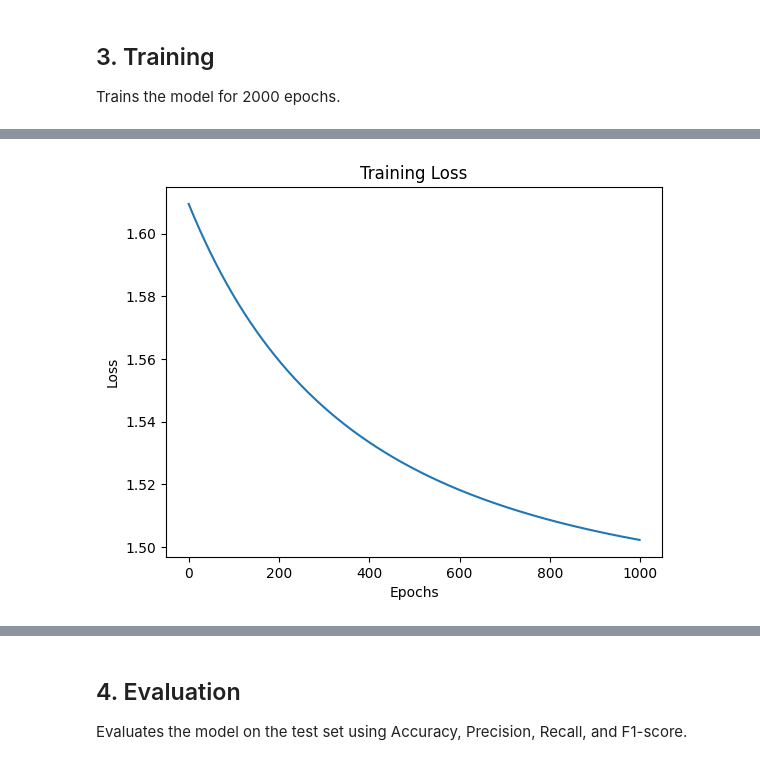
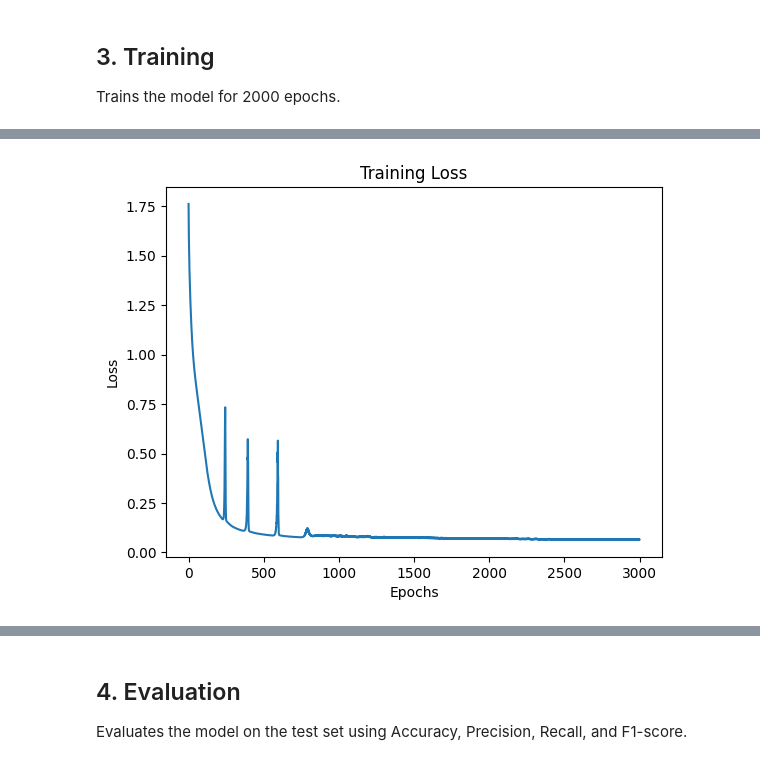
Before and after one commit to EhsanulHaqueSiam/CVPR, a Jupyter notebook: MID/Assignment 2.ipynb, the cells around one changed output, grey strips where cells are left out. Drawn from its saved outputs; the diff is of its cells as text; code cells hidden in the pictures.

```diff
--- a/MID/Assignment 2.ipynb
+++ b/MID/Assignment 2.ipynb
@@ -149,19 +155,19 @@ class NeuralNetwork:
         self.params = {}
 
         # Input to Hidden 1
-        self.params['W1'] = np.random.randn(input_size, hidden_sizes[0]) * 0.01
+        self.params['W1'] = np.random.randn(input_size, hidden_sizes[0]) * np.sqrt(2. / input_size)
         self.params['b1'] = np.zeros((1, hidden_sizes[0]))
 
         # Hidden 1 to Hidden 2
-        self.params['W2'] = np.random.randn(hidden_sizes[0], hidden_sizes[1]) * 0.01
+        self.params['W2'] = np.random.randn(hidden_sizes[0], hidden_sizes[1]) * np.sqrt(2. / hidden_sizes[0])
         self.params['b2'] = np.zeros((1, hidden_sizes[1]))
 
         # Hidden 2 to Hidden 3
-        self.params['W3'] = np.random.randn(hidden_sizes[1], hidden_sizes[2]) * 0.01
+        self.params['W3'] = np.random.randn(hidden_sizes[1], hidden_sizes[2]) * np.sqrt(2. / hidden_sizes[1])
         self.params['b3'] = np.zeros((1, hidden_sizes[2]))
 
         # Hidden 3 to Output
-        self.params['W4'] = np.random.randn(hidden_sizes[2], output_size) * 0.01
+        self.params['W4'] = np.random.randn(hidden_sizes[2], output_size) * np.sqrt(2. / hidden_sizes[2])
         self.params['b4'] = np.zeros((1, output_size))
 
     def relu(self, Z):
@@ -171,7 +177,6 @@ class NeuralNetwork:
         return Z > 0
 
     def softmax(self, Z):
-        # Formula: S(z_i) = e^(z_i) / sum(e^(z_j))
         expZ = np.exp(Z - np.max(Z, axis=1, keepdims=True)) # Subtract max for numerical stability
         return expZ / np.sum(expZ, axis=1, keepdims=True)
 
@@ -179,27 +184,18 @@ class NeuralNetwork:
         self.cache = {}
 
         # Forward Propagation
-        # Layer 1: Input -> Hidden 1
-        # Z1 = X . W1 + b1
-        # A1 = ReLU(Z1)
         self.cache['Z1'] = np.dot(X, self.params['W1']) + self.params['b1']
         self.cache['A1'] = self.relu(self.cache['Z1'])
 
         # Layer 2: Hidden 1 -> Hidden 2
-        # Z2 = A1 . W2 + b2
-        # A2 = ReLU(Z2)
         self.cache['Z2'] = np.dot(self.cache['A1'], self.params['W2']) + self.params['b2']
         self.cache['A2'] = self.relu(self.cache['Z2'])
 
         # Layer 3: Hidden 2 -> Hidden 3
-        # Z3 = A2 . W3 + b3
-        # A3 = ReLU(Z3)
         self.cache['Z3'] = np.dot(self.cache['A2'], self.params['W3']) + self.params['b3']
         self.cache['A3'] = self.relu(self.cache['Z3'])
 
         # Output Layer: Hidden 3 -> Output
-        # Z4 = A3 . W4 + b4
-        # A4 = Softmax(Z4) (Predicted Probabilities)
         self.cache['Z4'] = np.dot(self.cache['A3'], self.params['W4']) + self.params['b4']
         self.cache['A4'] = self.softmax(self.cache['Z4'])
 
@@ -215,44 +211,32 @@ class NeuralNetwork:
         # Backward Propagation (Chain Rule)
 
         # Output Layer Gradients
-        # Loss = Categorical Cross-Entropy
-        # dL/dZ4 = A4 - Y (Gradient of Softmax + Cross-Entropy)
         dZ4 = self.cache['A4'] - y_one_hot
 
-        # dL/dW4 = (dL/dZ4) . (dZ4/dW4) = A3.T . dZ4
+
         dW4 = (1/m) * np.dot(self.cache['A3'].T, dZ4)
-        # dL/db4 = sum(dZ4)
+
         db4 = (1/m) * np.sum(dZ4, axis=0, keepdims=True)
 
         # Layer 3 Gradients
-        # dL/dA3 = dZ4 . W4.T
         dA3 = np.dot(dZ4, self.params['W4'].T)
-        # dL/dZ3 = dL/dA3 * ReLU'(Z3)
         dZ3 = dA3 * self.relu_derivative(self.cache['Z3'])
-        # dL/dW3 = A2.T . dZ3
         dW3 = (1/m) * np.dot(self.cache['A2'].T, dZ3)
         db3 = (1/m) * np.sum(dZ3, axis=0, keepdims=True)
 
         # Layer 2 Gradients
-        # dL/dA2 = dZ3 . W3.T
         dA2 = np.dot(dZ3, self.params['W3'].T)
-        # dL/dZ2 = dL/dA2 * ReLU'(Z2)
         dZ2 = dA2 * self.relu_derivative(self.cache['Z2'])
-        # dL/dW2 = A1.T . dZ2
         dW2 = (1/m) * np.dot(self.cache['A1'].T, dZ2)
         db2 = (1/m) * np.sum(dZ2, axis=0, keepdims=True)
 
         # Layer 1 Gradients
-        # dL/dA1 = dZ2 . W2.T
         dA1 = np.dot(dZ2, self.params['W2'].T)
-        # dL/dZ1 = dL/dA1 * ReLU'(Z1)
         dZ1 = dA1 * self.relu_derivative(self.cache['Z1'])
-        # dL/dW1 = X.T . dZ1
         dW1 = (1/m) * np.dot(X.T, dZ1)
         db1 = (1/m) * np.sum(dZ1, axis=0, keepdims=True)
 
         # Update Parameters (Gradient Descent)
-        # W = W - learning_rate * dW
         self.params['W4'] -= self.learning_rate * dW4
         self.params['b4'] -= self.learning_rate * db4
         self.params['W3'] -= self.learning_rate * dW3
@@ -264,9 +248,7 @@ class NeuralNetwork:
 
     def compute_loss(self, y_pred, y_true):
         m = y_true.shape[0]
-        # Clip predictions to avoid log(0)
         y_pred = np.clip(y_pred, 1e-15, 1 - 1e-15)
-        # Calculate Categorical Cross-Entropy Loss: L = -1/m * sum(log(y_pred_correct))
         log_likelihood = -np.log(y_pred[np.arange(m), y_true])
         loss = np.sum(log_likelihood) / m
         return loss
@@ -385,8 +360,8 @@ Trains the model for 2000 epochs.
 input_size = 2
 hidden_sizes = [64, 32, 16]
 output_size = 5
-learning_rate = 0.01
-epochs = 1000
+learning_rate = 0.1
+epochs = 3000
 
 nn = NeuralNetwork(input_size, hidden_sizes, output_size, learning_rate)
 loss_history = nn.train(X_train, y_train, epochs)
@@ -406,4 +391,4 @@ Epoch 800, Loss: 1.5086
-[figure, old version]
+[figure, new version]
 # %%
 plt.figure(figsize=(10, 5))
 plt.plot(loss_history)
```
Also changed, not shown: parts of 12 cells of this notebook.
